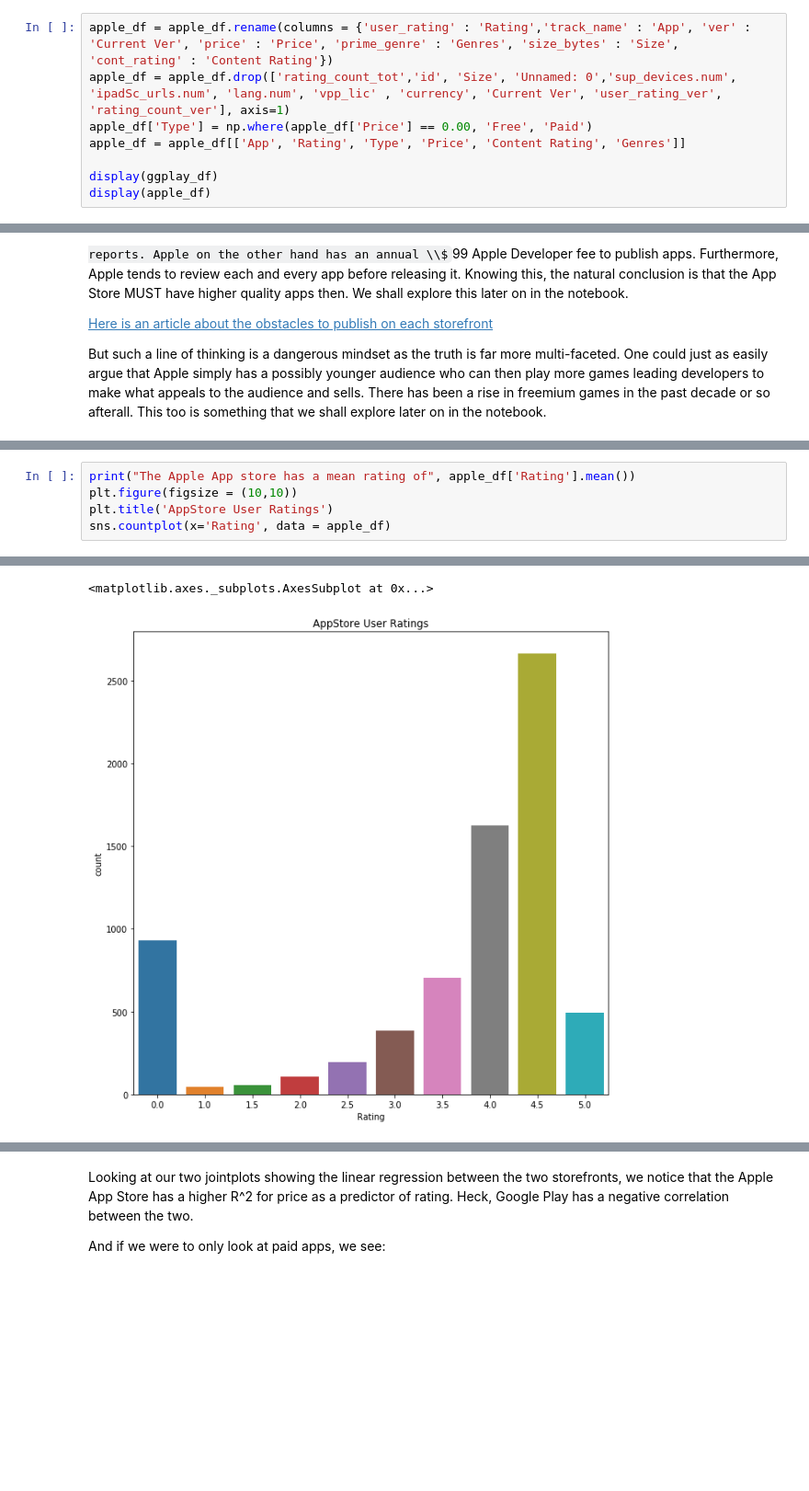
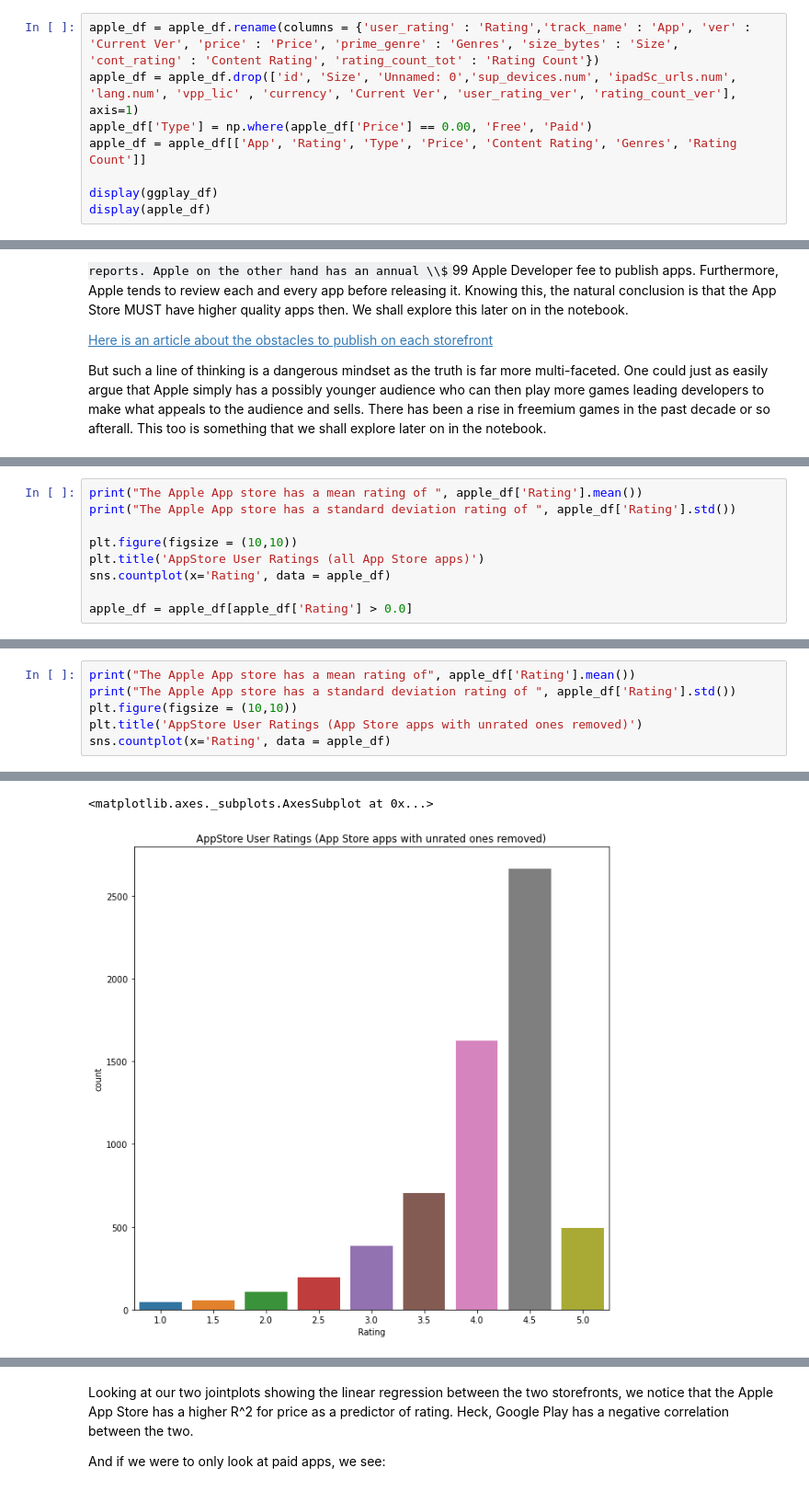
Before and after one commit to RJN-2B/DSLimNguyen, a Jupyter notebook: nb/Deliverable2.ipynb, the cells around one changed output, grey strips where cells are left out. Shown at 92% size. Cells and saved outputs as stored; diff of their text form; some formulas as TeX source; blank space fills up the shorter version.

```diff
--- a/nb/Deliverable2.ipynb
+++ b/nb/Deliverable2.ipynb
@@ -92,10 +106,10 @@ ggplay_df = ggplay_df.rename(columns = {'Installs' : 'Installs_plus'})
 ggplay_df.Installs_plus.unique()
 ggplay_df.Installs_plus = ggplay_df.Installs_plus.astype('int64')
 # %%
-apple_df = apple_df.rename(columns = {'user_rating' : 'Rating','track_name' : 'App', 'ver' : 'Current Ver', 'price' : 'Price', 'prime_genre' : 'Genres', 'size_bytes' : 'Size', 'cont_rating' : 'Content Rating'})
-apple_df = apple_df.drop(['rating_count_tot','id', 'Size', 'Unnamed: 0','sup_devices.num', 'ipadSc_urls.num', 'lang.num', 'vpp_lic' , 'currency', 'Current Ver', 'user_rating_ver', 'rating_count_ver'], axis=1)
+apple_df = apple_df.rename(columns = {'user_rating' : 'Rating','track_name' : 'App', 'ver' : 'Current Ver', 'price' : 'Price', 'prime_genre' : 'Genres', 'size_bytes' : 'Size', 'cont_rating' : 'Content Rating', 'rating_count_tot' : 'Rating Count'})
+apple_df = apple_df.drop(['id', 'Size', 'Unnamed: 0','sup_devices.num', 'ipadSc_urls.num', 'lang.num', 'vpp_lic' , 'currency', 'Current Ver', 'user_rating_ver', 'rating_count_ver'], axis=1)
 apple_df['Type'] = np.where(apple_df['Price'] == 0.00, 'Free', 'Paid')
-apple_df = apple_df[['App', 'Rating', 'Type', 'Price', 'Content Rating', 'Genres']]
+apple_df = apple_df[['App', 'Rating', 'Type', 'Price', 'Content Rating', 'Genres', 'Rating Count']]
 
 display(ggplay_df)
 display(apple_df)
@@ -265,0 +267,9 @@ Furthermore, we also see that: Google Play Store has very few apps below 2 stars
+# %%
+print("The Apple App store has a mean rating of ", apple_df['Rating'].mean())
+print("The Apple App store has a standard deviation rating of ", apple_df['Rating'].std())
+
+plt.figure(figsize = (10,10))
+plt.title('AppStore User Ratings (all App Store apps)')
+sns.countplot(x='Rating', data = apple_df)
+
+apple_df = apple_df[apple_df['Rating'] > 0.0]
@@ -266,6 +302,7 @@ Furthermore, we also see that: Google Play Store has very few apps below 2 stars
 # %%
 print("The Apple App store has a mean rating of", apple_df['Rating'].mean())
+print("The Apple App store has a standard deviation rating of ", apple_df['Rating'].std())
 plt.figure(figsize = (10,10))
-plt.title('AppStore User Ratings')
+plt.title('AppStore User Ratings (App Store apps with unrated ones removed)')
 sns.countplot(x='Rating', data = apple_df)
 # %% [output]
@@ -273,2 +311,2 @@ The Apple App store has a mean rating of 3.526955675976101
 <matplotlib.axes._subplots.AxesSubplot at 0x...>
-[figure, old version]
+[figure, new version]
```
Also changed, not shown: parts of 37 cells of this notebook.
